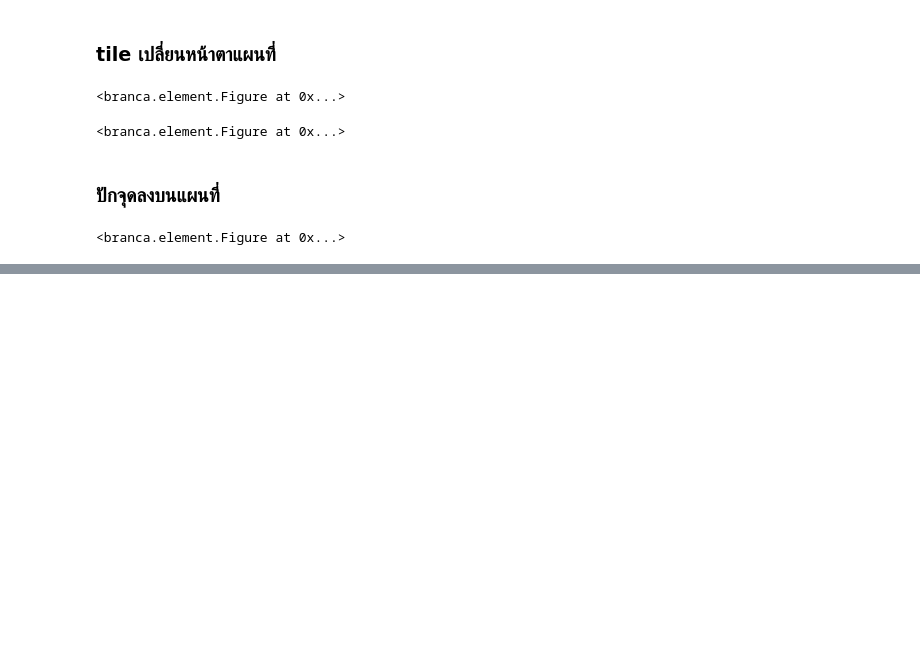
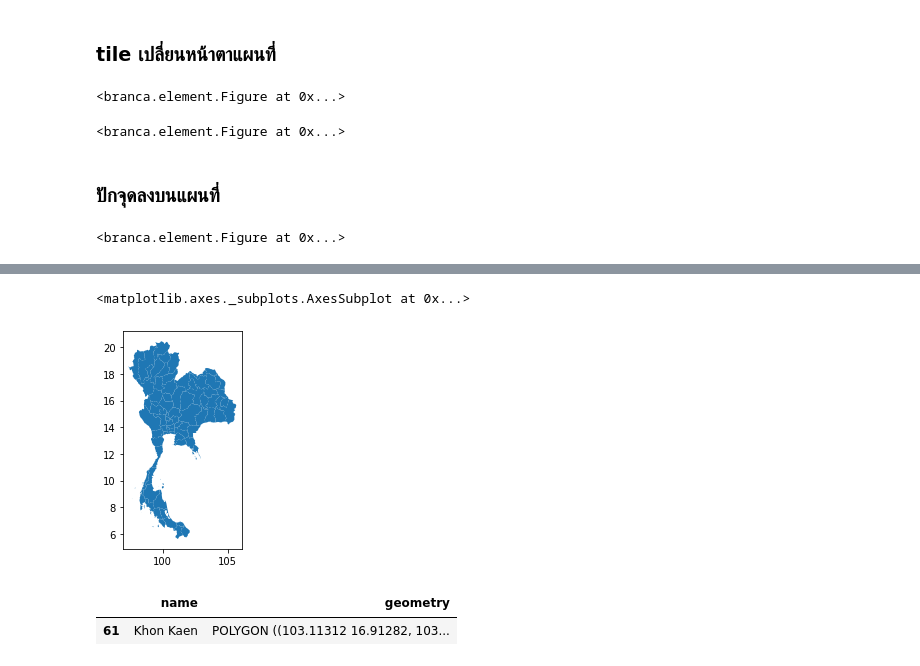
Before and after one commit to suphalaksana/data_viz_2022, a Jupyter notebook: Visualize_Map.ipynb, the cells around one changed output, grey strips where cells are left out. Drawn from its saved outputs; the diff is of its cells as text; code cells hidden in the pictures; blank space fills up the shorter version.

```diff
--- a/Visualize_Map.ipynb
+++ b/Visualize_Map.ipynb
@@ -97,0 +102,3 @@ a
+# %%
+th_geojson=geopandas.read_file('/content/drive/MyDrive/DataViz22_data/thai.json')  #นำเข้าข้อมูล กดตรงโฟลเดอร์ทางซ้าย รูปไดรฟ์ที่มีเส้นขีดทับ
+th_geojson.head()
@@ -97,0 +128,10 @@ a
+# %%
+th_geojson.plot()  # plot graph ประเทศไทย
+# %% [output]
+<matplotlib.axes._subplots.AxesSubplot at 0x...>
+[figure, added]
+# %%
+th_geojson[th_geojson['name']=='Khon Kaen']  #เลือกมาแต่ขอนแก่น ข้อมูลเป็น polygon เหลี่ยมๆ
+# %% [output]
+|  | name | geometry |
+| 61 | Khon Kaen | POLYGON ((103.11312 16.91282, 103... |
```
Also changed, not shown: parts of 19 cells of this notebook.
